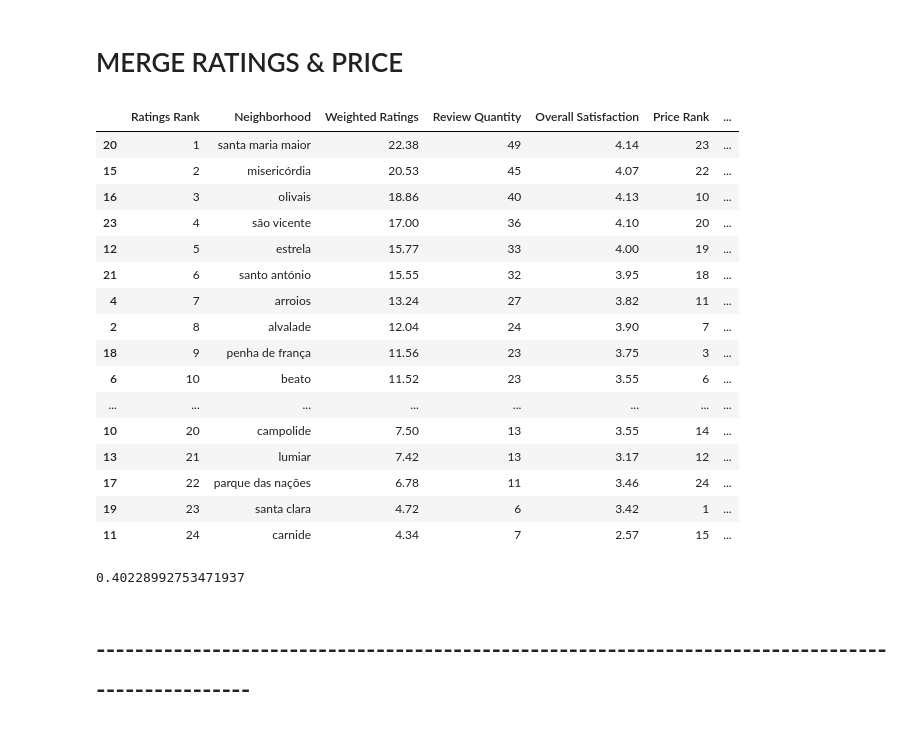
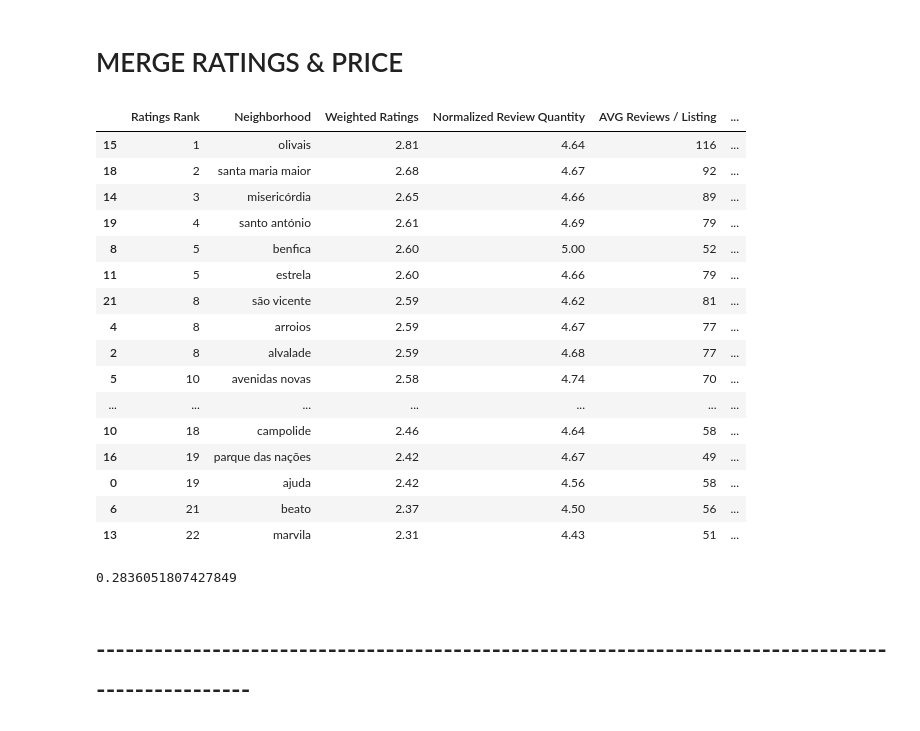
Before and after one commit to frankcardozo/Project-Week-2-Lisbon, a Jupyter notebook: your-project/ratings-price.ipynb, the cells around one changed output. Cells and saved outputs as stored; diff of their text form; code cells hidden in the pictures.

Commit message:
new ratings

```diff
--- a/your-project/ratings-price.ipynb
+++ b/your-project/ratings-price.ipynb
@@ -36,0 +53,4 @@ clean_data.head()
+# %%
+clean_data = clean_data[clean_data["reviews"] > 35]
+print(clean_data.mean(axis=0))
+#clean_data.tail()
@@ -39,17 +66,19 @@ clean_data.head()
 # %%
 drop_list = ["city", "accommodates", "name", "room_type", "bedrooms", "price"]
 ratings = clean_data.drop(drop_list, axis = 1)
-ratings['ratings_weight'] = (ratings['reviews']*(0.4)) + (ratings['overall_satisfaction']*(0.6))
-ratings.head()
+
+ratings['Normalized Review Quantity'] = (((ratings['reviews']-min(ratings['reviews']))/(max(ratings['reviews'])-min(ratings['reviews'])))*5)
+ratings['ratings_weight'] = (ratings['Normalized Review Quantity']*.5) + (ratings['overall_satisfaction']*.5)
+ratings.sort_values(['Normalized Review Quantity'], ascending = False)
 
 ratings_agg = round((ratings.groupby(['neighborhood']).agg(['mean'])),2)
 ratings_agg["reviews"] = ratings_agg['reviews'].astype('int')
 ratings_agg = ratings_agg.reset_index(level = 0)
-ratings_agg.columns = ["Neighborhood", "Review Quantity", "Overall Satisfaction", "Weighted Ratings"]
+ratings_agg.columns = ["Neighborhood", "AVG Reviews / Listing", "AVG User Rating","Normalized Review Quantity", "Weighted Ratings"]
 ratings_agg["Rank"] = ratings_agg['Weighted Ratings'].rank(ascending = False).astype('int')
-ratings_agg = ratings_agg[['Rank',"Neighborhood","Weighted Ratings", "Review Quantity","Overall Satisfaction"]]
-ratings_agg.head(50)
-ratings_agg.sort_values(["Weighted Ratings"],ascending = True)
+ratings_agg = ratings_agg[['Rank',"Neighborhood","Weighted Ratings", "AVG User Rating", "AVG Reviews / Listing","Normalized Review Quantity"]]
+#ratings_agg.head(50)
+ratings_agg.sort_values(["Rank"],ascending = True)
 
-#ratings_mean.sort_values(['overall_satisfaction'], ascending=False)
+# ratings_mean.sort_values(['overall_satisfaction'], ascending=False)
 # %% [output]
@@ -76,15 +105,15 @@ ratings_agg.sort_values(["Weighted Ratings"],ascending = True)
 drop_list = ["city", "accommodates", "name", "reviews", "overall_satisfaction","room_type"]
 price = clean_data.drop(drop_list, axis = 1)
 price['bedrooms'] = price['bedrooms'].map(lambda x: 1 if x==0 else x)
-price['price/br'] = price['price']/price["bedrooms"]
+price['price/br'] = (price['price']*.9)/price["bedrooms"]
 drop_price = ["price","bedrooms"]
 price = price.drop(drop_price, axis = 1)
 price_agg = round(price.groupby(['neighborhood']).agg(['mean']),2)
 price_agg = price_agg.reset_index(level = 0)
-price_agg.columns = ["Neighborhood","Price / BR"]
-price_agg["Rank"] = price_agg['Price / BR'].rank(ascending = True).astype('int')
-price_agg = price_agg[["Rank","Neighborhood","Price / BR"]]
-price_agg.sort_values('Price / BR',ascending=False)
+price_agg.columns = ["Neighborhood","Price / BR (€)"]
+price_agg["Rank"] = price_agg['Price / BR (€)'].rank(ascending = True).astype('int')
+price_agg = price_agg[["Rank","Neighborhood","Price / BR (€)"]]
+price_agg.sort_values('Price / BR (€)',ascending=False)
 
 
 
@@ -112,30 +141,30 @@ price_agg.sort_values('Price / BR',ascending=False)
 # MERGE RATINGS & PRICE
 # %%
 ratings_price_agg = ratings_agg.merge(price_agg, on = 'Neighborhood')
-ratings_price_agg.columns = ["Ratings Rank","Neighborhood","Weighted Ratings","Review Quantity","Overall Satisfaction","Price Rank","Price / BR"]
+ratings_price_agg.columns = ["Ratings Rank","Neighborhood","Weighted Ratings","Normalized Review Quantity", "AVG Reviews / Listing","AVG User Rating","Price Rank","Price / BR (€)"]
 ratings_price_agg.sort_values("Ratings Rank")
 # %% [output]
-|  | Ratings Rank | Neighborhood | Weighted Ratings | Review Quantity | Overall Satisfaction | Price Rank | ... |
-| 20 | 1 | santa maria maior | 22.38 | 49 | 4.14 | 23 | ... |
-| 15 | 2 | misericórdia | 20.53 | 45 | 4.07 | 22 | ... |
-| 16 | 3 | olivais | 18.86 | 40 | 4.13 | 10 | ... |
-| 23 | 4 | são vicente | 17.00 | 36 | 4.10 | 20 | ... |
-| 12 | 5 | estrela | 15.77 | 33 | 4.00 | 19 | ... |
-| 21 | 6 | santo antónio | 15.55 | 32 | 3.95 | 18 | ... |
-| 4 | 7 | arroios | 13.24 | 27 | 3.82 | 11 | ... |
-| 2 | 8 | alvalade | 12.04 | 24 | 3.90 | 7 | ... |
-| 18 | 9 | penha de frança | 11.56 | 23 | 3.75 | 3 | ... |
-| 6 | 10 | beato | 11.52 | 23 | 3.55 | 6 | ... |
-| ... | ... | ... | ... | ... | ... | ... | ... |
-| 10 | 20 | campolide | 7.50 | 13 | 3.55 | 14 | ... |
-| 13 | 21 | lumiar | 7.42 | 13 | 3.17 | 12 | ... |
-| 17 | 22 | parque das nações | 6.78 | 11 | 3.46 | 24 | ... |
-| 19 | 23 | santa clara | 4.72 | 6 | 3.42 | 1 | ... |
-| 11 | 24 | carnide | 4.34 | 7 | 2.57 | 15 | ... |
+|  | Ratings Rank | Neighborhood | Weighted Ratings | Normalized Review Quantity | AVG Reviews / Listing | ... |
+| 15 | 1 | olivais | 2.81 | 4.64 | 116 | ... |
+| 18 | 2 | santa maria maior | 2.68 | 4.67 | 92 | ... |
+| 14 | 3 | misericórdia | 2.65 | 4.66 | 89 | ... |
+| 19 | 4 | santo antónio | 2.61 | 4.69 | 79 | ... |
+| 8 | 5 | benfica | 2.60 | 5.00 | 52 | ... |
+| 11 | 5 | estrela | 2.60 | 4.66 | 79 | ... |
+| 21 | 8 | são vicente | 2.59 | 4.62 | 81 | ... |
+| 4 | 8 | arroios | 2.59 | 4.67 | 77 | ... |
+| 2 | 8 | alvalade | 2.59 | 4.68 | 77 | ... |
+| 5 | 10 | avenidas novas | 2.58 | 4.74 | 70 | ... |
+| ... | ... | ... | ... | ... | ... | ... |
+| 10 | 18 | campolide | 2.46 | 4.64 | 58 | ... |
+| 16 | 19 | parque das nações | 2.42 | 4.67 | 49 | ... |
+| 0 | 19 | ajuda | 2.42 | 4.56 | 58 | ... |
+| 6 | 21 | beato | 2.37 | 4.50 | 56 | ... |
+| 13 | 22 | marvila | 2.31 | 4.43 | 51 | ... |
 # %%
 ratings_price_agg["Weighted Ratings"].corr(ratings_price_agg["Price / BR"])
 # %% [output]
-0.40228992753471937
+0.2836051807427849
 # %% [markdown]
 # --------------------------------------------------------------------------------------------------
 # %% [markdown]
```
Also changed, not shown: parts of 8 cells of this notebook.
